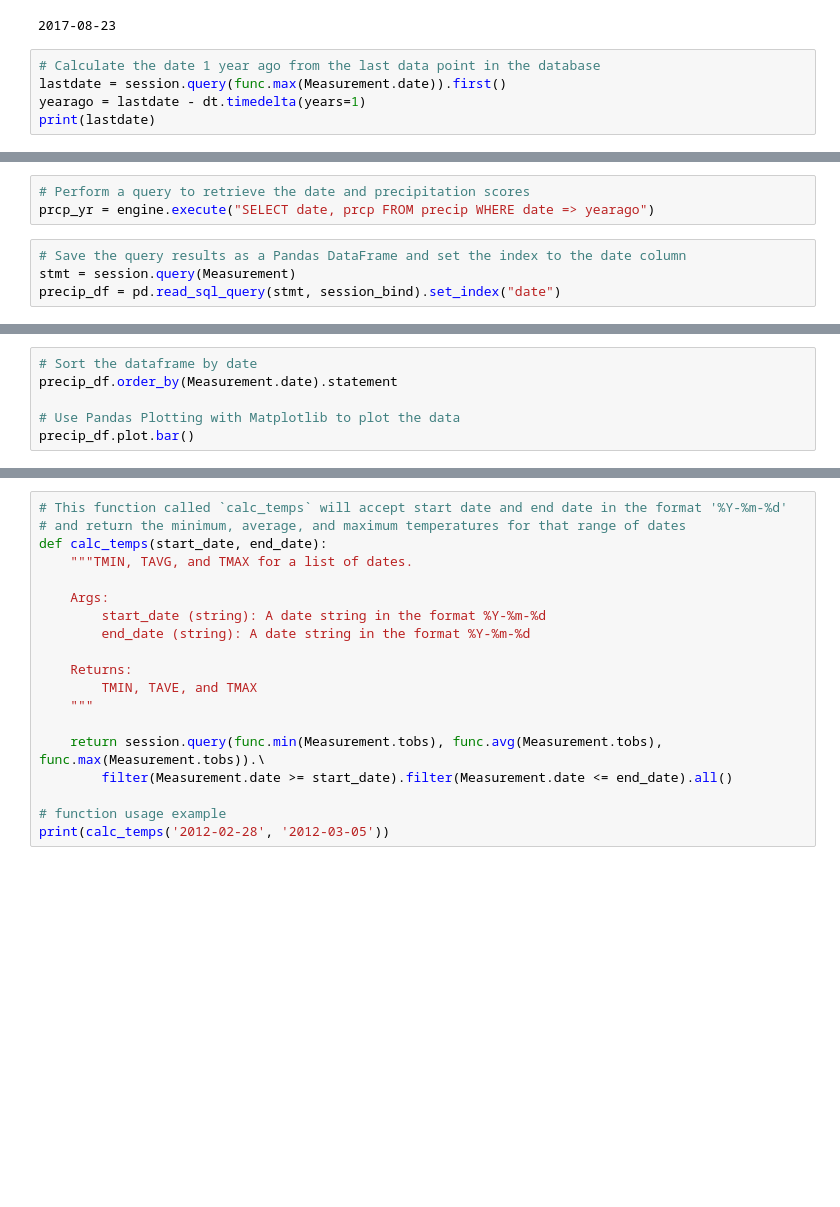
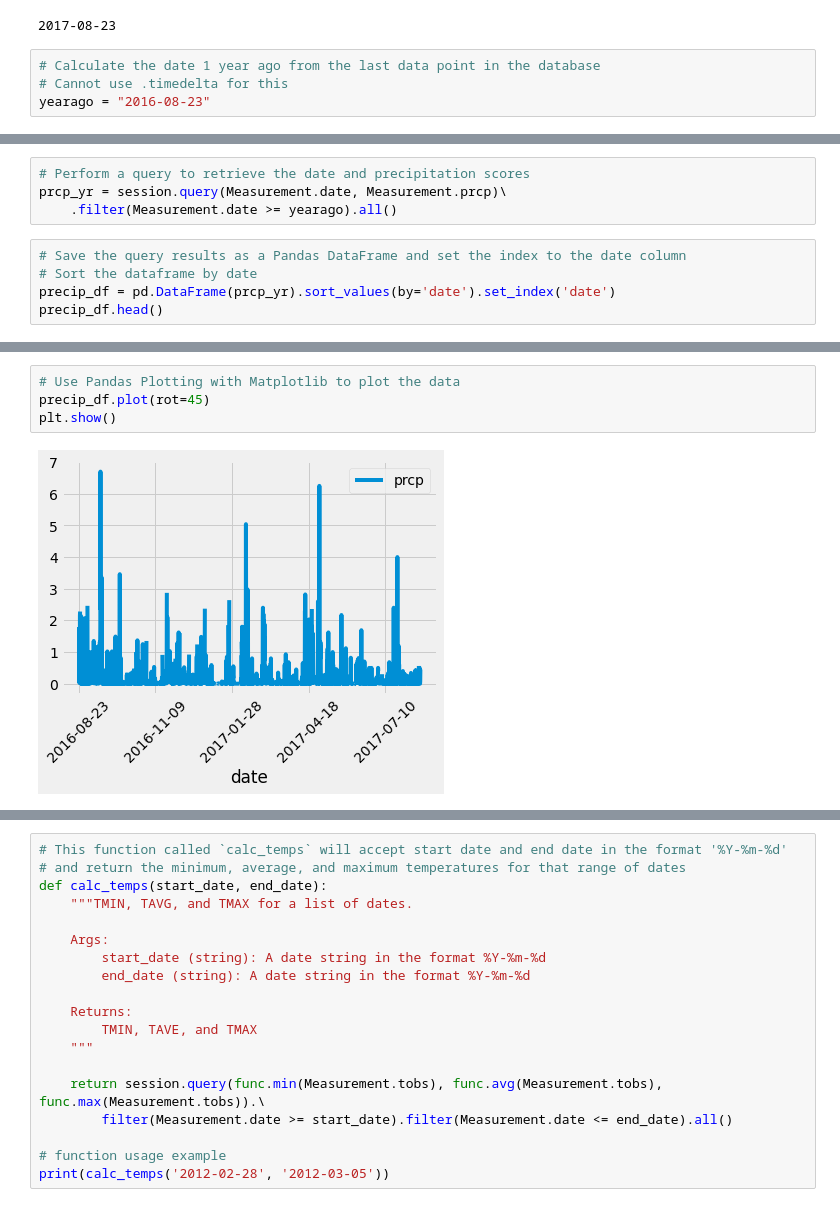
Before and after one commit to jason-hernandez-73/SQL_Berkeley, a Jupyter notebook: Sqlalchemy_challenge/Instructions/climate_starter.ipynb, the cells around one changed output, grey strips where cells are left out. Cells and saved outputs as stored; diff of their text form; blank space fills up the shorter version.

```diff
--- a/Sqlalchemy_challenge/Instructions/climate_starter.ipynb
+++ b/Sqlalchemy_challenge/Instructions/climate_starter.ipynb
@@ -55,6 +55,5 @@ for record in precip:
 2017-08-23
 # %%
 # Calculate the date 1 year ago from the last data point in the database
-lastdate = session.query(func.max(Measurement.date)).first()
-yearago = lastdate - dt.timedelta(years=1)
-print(lastdate)
+# Cannot use .timedelta for this
+yearago = "2016-08-23"
@@ -63,7 +60,9 @@ TypeError: unsupported operand type(s) for -: 'result' and 'datetime.timedelta'
 # %%
 # Perform a query to retrieve the date and precipitation scores
-prcp_yr = engine.execute("SELECT date, prcp FROM precip WHERE date => yearago")
+prcp_yr = session.query(Measurement.date, Measurement.prcp)\
+    .filter(Measurement.date >= yearago).all()
 # %%
 # Save the query results as a Pandas DataFrame and set the index to the date column
-stmt = session.query(Measurement)
-precip_df = pd.read_sql_query(stmt, session_bind).set_index("date")
+# Sort the dataframe by date
+precip_df = pd.DataFrame(prcp_yr).sort_values(by='date').set_index('date')
+precip_df.head()
@@ -70,6 +77,6 @@ precip_df = pd.read_sql_query(stmt, session_bind).set_index("date")
 # %%
-# Sort the dataframe by date
-precip_df.order_by(Measurement.date).statement
-
 # Use Pandas Plotting with Matplotlib to plot the data
-precip_df.plot.bar()
+precip_df.plot(rot=45)
+plt.show()
+# %% [output]
+[figure, added]
```
Also changed, not shown: parts of 10 cells of this notebook.
